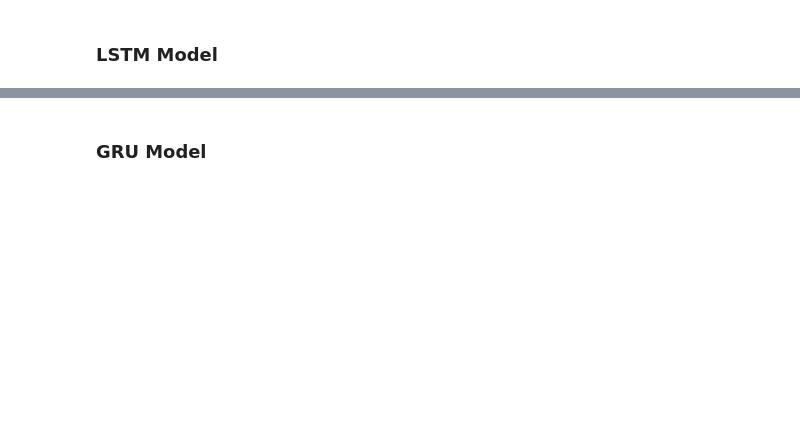
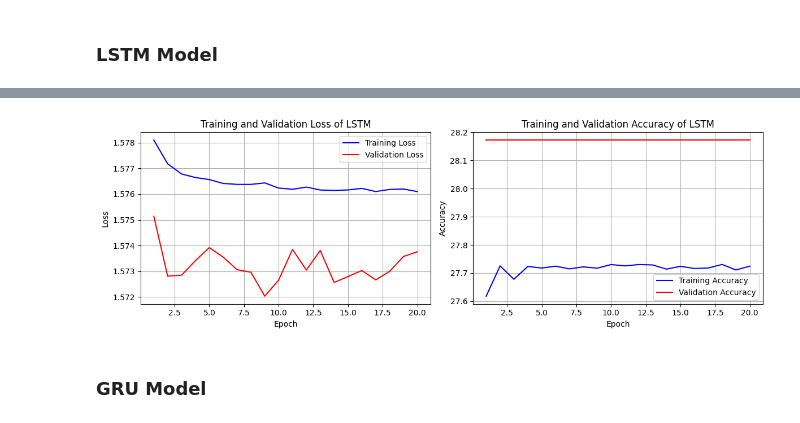
Before and after one commit to kazimahathir73/CSE440-Natural-Language-Processing-II-Project, a Jupyter notebook: train_model.ipynb, the cells around one changed output, grey strips where cells are left out. Cells and saved outputs as stored; diff of their text form; code cells hidden in the pictures; blank space fills up the shorter version.

```diff
--- a/train_model.ipynb
+++ b/train_model.ipynb
@@ -303,7 +321,9 @@ plt.show()
 # %%
 '''
+whole_x = pd.concat([x_train, x_test, x_val])
+
 word2vec_model = Word2Vec(
-    sentences= x_train,
+    sentences= whole_x,
     vector_size= 300,
     window= 10,
     min_count= 1,
@@ -312,8 +332,8 @@ word2vec_model = Word2Vec(
 )
 
 word2vec_model.build_vocab(x_train)
-word2vec_model.train(x_train, total_examples=word2vec_model.corpus_count, epochs=10)
+word2vec_model.train(x_train, total_examples=word2vec_model.corpus_count, epochs=30)
 
-word2vec_model.save("word2vec_weights.model")
+word2vec_model.save("weights/word2vec_weight.model")
 '''
 # %% [output]
@@ -383,11 +467,25 @@ class LSTMModel(nn.Module):
         super(LSTMModel, self).__init__()
         self.lstm = nn.LSTM(input_size, hidden_size, num_layers, batch_first=True)
         self.fc = nn.Linear(hidden_size, output_size)
-        self.softmax = nn.Softmax(dim=1)
 
     def forward(self, x):
         out, _ = self.lstm(x)
         out = self.fc(out[:, -1, :])
-        out = self.softmax(out)
         return out
+# %%
+def calculate_accuracy(y_pred, y_true):
+    y_pred_tag = torch.argmax(y_pred, dim=1)
+    correct_results_sum = (y_pred_tag == y_true).sum().float()
+    acc = correct_results_sum / y_true.shape[0]
+    acc = torch.round(acc * 100)
+    return acc
+# %%
+input_size = 300
+hidden_size = 128
+output_size = 5
+num_layers = 8
+
+model = LSTMModel(input_size, hidden_size, output_size, num_layers)
+loss_function = nn.CrossEntropyLoss()
+optimizer = optim.Adam(model.parameters(), lr=0.001)
 # %%
@@ -450,15 +578,28 @@ for epoch in range(num_epochs):
 # %%
-plt.figure(figsize=(10, 6))
+plt.figure(figsize=(12, 4))
 
+plt.subplot(1, 2, 1)
 plt.plot(range(1, num_epochs + 1), train_losses, label='Training Loss', color='blue')
 plt.plot(range(1, num_epochs + 1), val_losses, label='Validation Loss', color='red')
-
 plt.xlabel('Epoch')
 plt.ylabel('Loss')
-plt.title('Training and Validation Loss')
+plt.title('Training and Validation Loss of LSTM')
 plt.legend()
 plt.grid(True)
+
+plt.subplot(1, 2, 2)
+plt.plot(range(1, num_epochs + 1), train_accuracy, label='Training Accuracy', color='blue')
+plt.plot(range(1, num_epochs + 1), val_accuracy, label='Validation Accuracy', color='red')
+plt.xlabel('Epoch')
+plt.ylabel('Accuracy')
+plt.title('Training and Validation Accuracy of LSTM')
+plt.legend()
+plt.grid(True)
+
+plt.tight_layout()
 plt.show()
+# %% [output]
+[figure, added]
 # %% [markdown]
 ### GRU Model
 # %%
```
Also changed, not shown: parts of 43 cells of this notebook, 2 other files.
